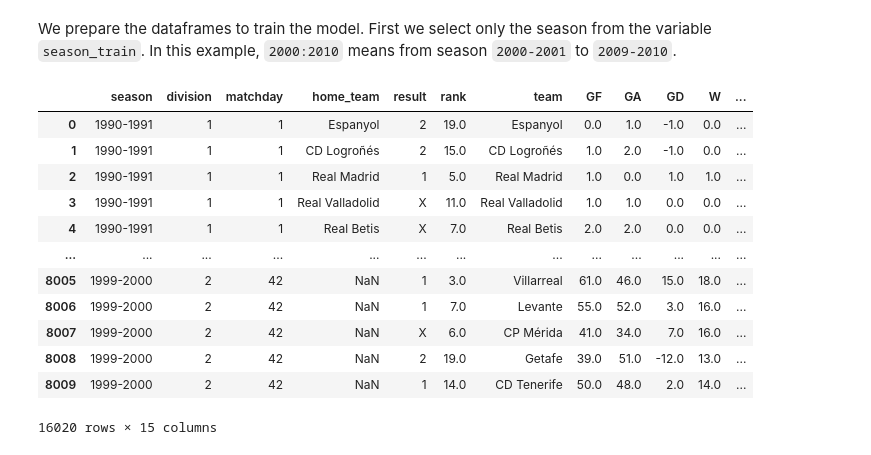
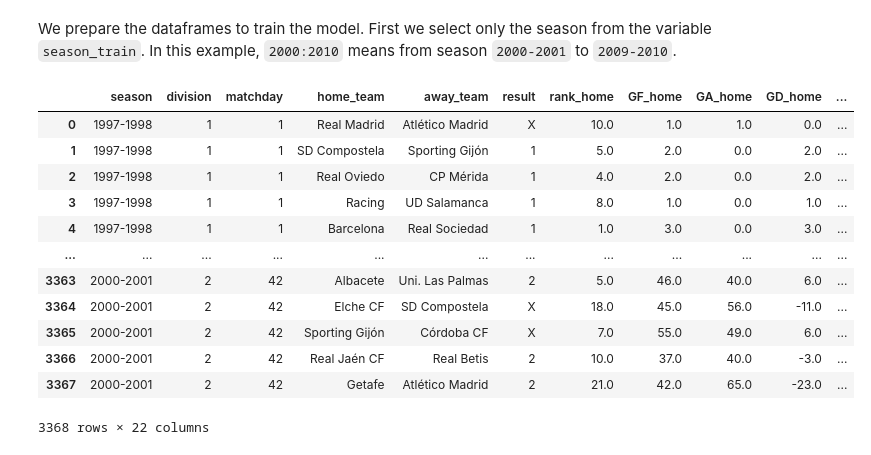
Before and after one commit to mariajinxue/la-quiniela, a Jupyter notebook: analysis/ModelAnalysis.ipynb, the cells around one changed output. Cells and saved outputs as stored; diff of their text form; code cells hidden in the pictures.

Commit message:
ModelAnalysis con las matrices de train cambiadas
Con la otra matrix me salía los datos dobles

```diff
--- a/analysis/ModelAnalysis.ipynb
+++ b/analysis/ModelAnalysis.ipynb
@@ -96,11 +96,11 @@ df_games_visitor = df_games[["season", "division", "matchday", "away_team", "res
 The following variables are the ones provided by the user.
 # %%
 # info for the training
-season_train = "1990:2000"
+season_train = "1997:2001"
 # info for predict
 division = 1
-season = "2019-2020"
-matchday = 1
+season = "2021-2022"
+matchday = 2
 # %% [markdown]
 We prepare the dataframes to train the model. First we select only the season from the variable `season_train`. In this example, `2000:2010` means from season `2000-2001` to `2009-2010`.
 # %%
@@ -111,9 +111,8 @@ df_teams_train["season"] = df_teams_train["season"].astype(str)
 df_teams_train = df_teams_train.loc[(df_teams_train["season"].str.split("-").str[0] >= season_train.split(":")[0]) &
                     (df_teams_train["season"].str.split("-").str[1] <= season_train.split(":")[1])]
 # %%
-df_games_home_train = df_games_home
+df_games_train = df_games
 
-df_games_home_train.loc[:, "season"]= df_games_home_train["season"].astype(str)
-
-df_games_home_train = df_games_home_train.loc[(df_games_home_train["season"].str.split("-").str[0] >= season_train.split(":")[0]) &
-                    (df_games_home_train["season"].str.split("-").str[1] <= season_train.split(":")[1])]
+df_teams_train.loc[:,"season"] = df_teams_train["season"].astype(str)
+df_teams_train = df_teams_train.loc[(df_teams_train["season"].str.split("-").str[0] >= season_train.split(":")[0]) &
+                    (df_teams_train["season"].str.split("-").str[1] <= season_train.split(":")[1])]
@@ -128,23 +120,26 @@ df_games_visitor_train = df_games_visitor_train[(df_games_visitor_train["season"
 #función merge and clean
 def merge_and_clean_home(df_games, df_teams):
     # Copiar el DataFrame para evitar modificar el original
-    df_train = pd.merge(df_games.copy(), df_teams.copy(), how="outer",
+    df_train = pd.merge(df_games.copy(), df_teams.copy(),
                              left_on=['home_team', "season", "division", "matchday"],
                              right_on=['team', "season", "division", "matchday"])
 
     # Eliminar filas con valores nulos en la columna 'home_team'
-    df_train.dropna(subset=["home_team"], inplace=True)
+    #df_train.dropna(subset=["home_team"], inplace=True)
+    df_train.drop("team", axis=1, inplace=True)
 
     return df_train
 # %%
 #función merge and clean
-def merge_and_clean_visitor(df_games, df_teams):
+def merge_and_clean_visitor(df2, df_teams):
     # Copiar el DataFrame para evitar modificar el original
-    df_train = pd.merge(df_games.copy(), df_teams.copy(), how="outer",
+    df_train = pd.merge(df2.copy(), df_teams.copy(),
                              left_on=['away_team', "season", "division", "matchday"],
-                             right_on=['team', "season", "division", "matchday"])
+                             right_on=['team', "season", "division", "matchday"],
+                             suffixes=("_home", "_away"))
 
     # Eliminar filas con valores nulos en la columna 'home_team'
-    df_train.dropna(subset=["away_team"], inplace=True)
+    #df_train.dropna(subset=["away_team"], inplace=True)
+    df_train.drop("team", axis=1, inplace=True)
 
     return df_train
@@ -154,17 +145,0 @@ df_train_away = merge_and_clean_visitor(df_games_visitor_train, df_teams_train)
-# %%
-df_train = pd.concat([df_train_home, df_train_away])
-df_train
-# %% [output]
-|  | season | division | matchday | home_team | result | rank | team | GF | GA | GD | W | ... |
-| 0 | 1990-1991 | 1 | 1 | Espanyol | 2 | 19.0 | Espanyol | 0.0 | 1.0 | -1.0 | 0.0 | ... |
-| 1 | 1990-1991 | 1 | 1 | CD Logroñés | 2 | 15.0 | CD Logroñés | 1.0 | 2.0 | -1.0 | 0.0 | ... |
-| 2 | 1990-1991 | 1 | 1 | Real Madrid | 1 | 5.0 | Real Madrid | 1.0 | 0.0 | 1.0 | 1.0 | ... |
-| 3 | 1990-1991 | 1 | 1 | Real Valladolid | X | 11.0 | Real Valladolid | 1.0 | 1.0 | 0.0 | 0.0 | ... |
-| 4 | 1990-1991 | 1 | 1 | Real Betis | X | 7.0 | Real Betis | 2.0 | 2.0 | 0.0 | 0.0 | ... |
-| ... | ... | ... | ... | ... | ... | ... | ... | ... | ... | ... | ... | ... |
-| 8005 | 1999-2000 | 2 | 42 | NaN | 1 | 3.0 | Villarreal | 61.0 | 46.0 | 15.0 | 18.0 | ... |
-| 8006 | 1999-2000 | 2 | 42 | NaN | 1 | 7.0 | Levante | 55.0 | 52.0 | 3.0 | 16.0 | ... |
-| 8007 | 1999-2000 | 2 | 42 | NaN | X | 6.0 | CP Mérida | 41.0 | 34.0 | 7.0 | 16.0 | ... |
-| 8008 | 1999-2000 | 2 | 42 | NaN | 2 | 19.0 | Getafe | 39.0 | 51.0 | -12.0 | 13.0 | ... |
-| 8009 | 1999-2000 | 2 | 42 | NaN | 1 | 14.0 | CD Tenerife | 50.0 | 48.0 | 2.0 | 14.0 | ... |
-16020 rows × 15 columns
@@ -177,0 +146,18 @@ y_train = df_train['result']
+# %%
+df_train = merge_and_clean_home(df_games_train, df_teams_train)
+df_train = merge_and_clean_visitor(df_train, df_teams)
+df_train
+# %% [output]
+|  | season | division | matchday | home_team | away_team | result | rank_home | GF_home | GA_home | GD_home | ... |
+| 0 | 1997-1998 | 1 | 1 | Real Madrid | Atlético Madrid | X | 10.0 | 1.0 | 1.0 | 0.0 | ... |
+| 1 | 1997-1998 | 1 | 1 | SD Compostela | Sporting Gijón | 1 | 5.0 | 2.0 | 0.0 | 2.0 | ... |
+| 2 | 1997-1998 | 1 | 1 | Real Oviedo | CP Mérida | 1 | 4.0 | 2.0 | 0.0 | 2.0 | ... |
+| 3 | 1997-1998 | 1 | 1 | Racing | UD Salamanca | 1 | 8.0 | 1.0 | 0.0 | 1.0 | ... |
+| 4 | 1997-1998 | 1 | 1 | Barcelona | Real Sociedad | 1 | 1.0 | 3.0 | 0.0 | 3.0 | ... |
+| ... | ... | ... | ... | ... | ... | ... | ... | ... | ... | ... | ... |
+| 3363 | 2000-2001 | 2 | 42 | Albacete | Uni. Las Palmas | 2 | 5.0 | 46.0 | 40.0 | 6.0 | ... |
+| 3364 | 2000-2001 | 2 | 42 | Elche CF | SD Compostela | X | 18.0 | 45.0 | 56.0 | -11.0 | ... |
+| 3365 | 2000-2001 | 2 | 42 | Sporting Gijón | Córdoba CF | X | 7.0 | 55.0 | 49.0 | 6.0 | ... |
+| 3366 | 2000-2001 | 2 | 42 | Real Jaén CF | Real Betis | 2 | 10.0 | 37.0 | 40.0 | -3.0 | ... |
+| 3367 | 2000-2001 | 2 | 42 | Getafe | Atlético Madrid | 2 | 21.0 | 42.0 | 65.0 | -23.0 | ... |
+3368 rows × 22 columns
```
Also changed, not shown: parts of 17 cells of this notebook.
